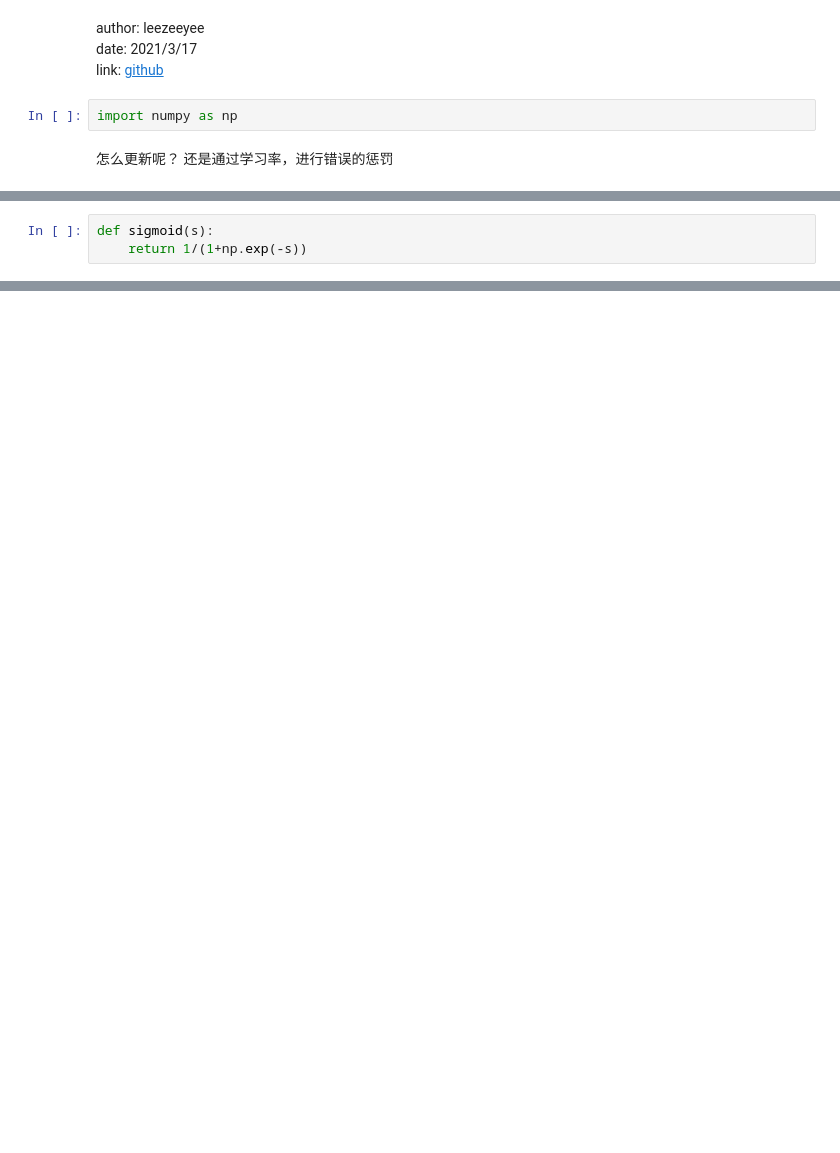
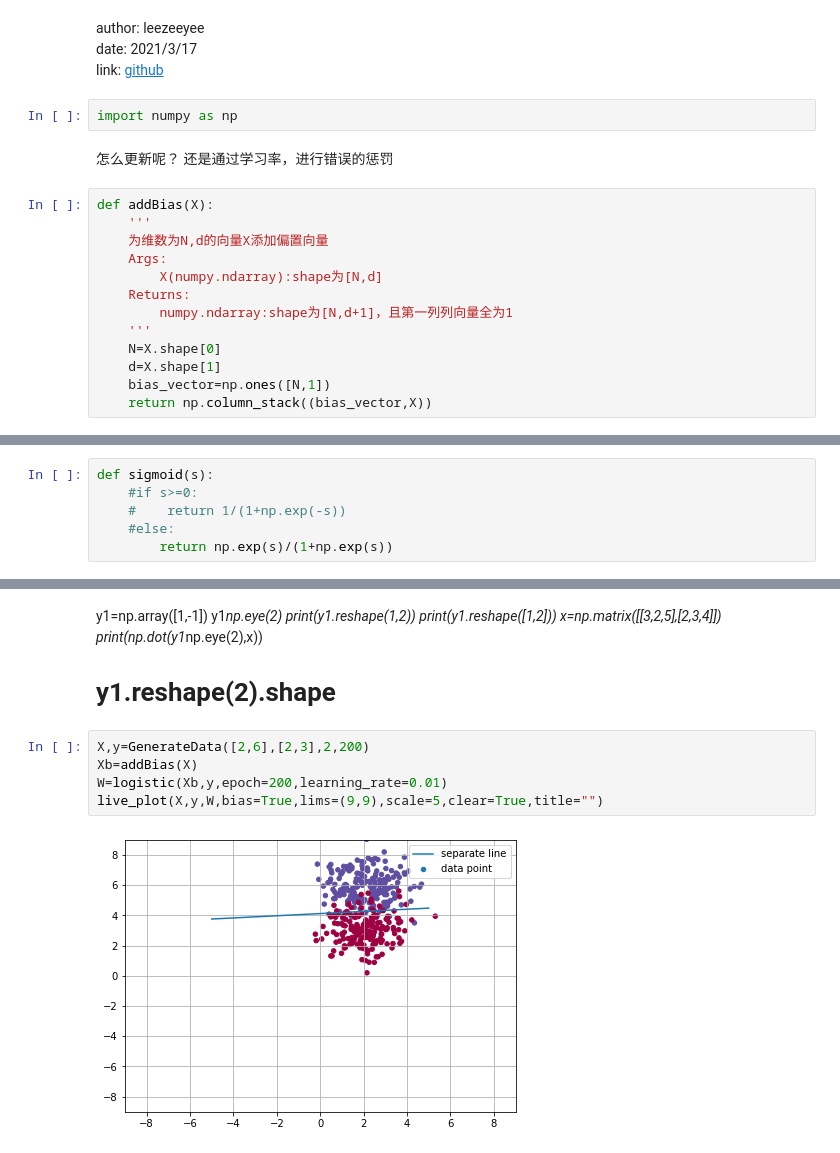
Before and after one commit to easilylazy/pattern-recognition, a Jupyter notebook: linear/logistic.ipynb, the cells around one changed output, grey strips where cells are left out. Drawn from its saved outputs; the diff is of its cells as text; blank space fills up the shorter version.

```diff
--- a/linear/logistic.ipynb
+++ b/linear/logistic.ipynb
@@ -7,3 +7,16 @@ import numpy as np
 # %% [markdown]
 怎么更新呢？
 还是通过学习率，进行错误的惩罚
+# %%
+def addBias(X):
+    '''
+    为维数为N,d的向量X添加偏置向量
+    Args:
+        X(numpy.ndarray):shape为[N,d]
+    Returns:
+        numpy.ndarray:shape为[N,d+1]，且第一列列向量全为1
+    '''
+    N=X.shape[0]
+    d=X.shape[1]
+    bias_vector=np.ones([N,1])
+    return np.column_stack((bias_vector,X))
@@ -10,3 +109,6 @@ import numpy as np
 # %%
 def sigmoid(s):
-    return 1/(1+np.exp(-s))
+    #if s>=0:
+    #    return 1/(1+np.exp(-s))
+    #else:
+        return np.exp(s)/(1+np.exp(s))
@@ -66,0 +163,15 @@ achieve optimal
+# %% [markdown]
+y1=np.array([1,-1])
+y1*np.eye(2)
+print(y1.reshape(1,2))
+print(y1.reshape([1,2]))
+x=np.matrix([[3,2,5],[2,3,4]])
+print(np.dot(y1*np.eye(2),x))
+# y1.reshape(2).shape
+# %%
+X,y=GenerateData([2,6],[2,3],2,200)
+Xb=addBias(X)
+W=logistic(Xb,y,epoch=200,learning_rate=0.01)
+live_plot(X,y,W,bias=True,lims=(9,9),scale=5,clear=True,title="")
+# %% [output]
+[figure, added]
```
Also changed, not shown: parts of 13 cells of this notebook.
